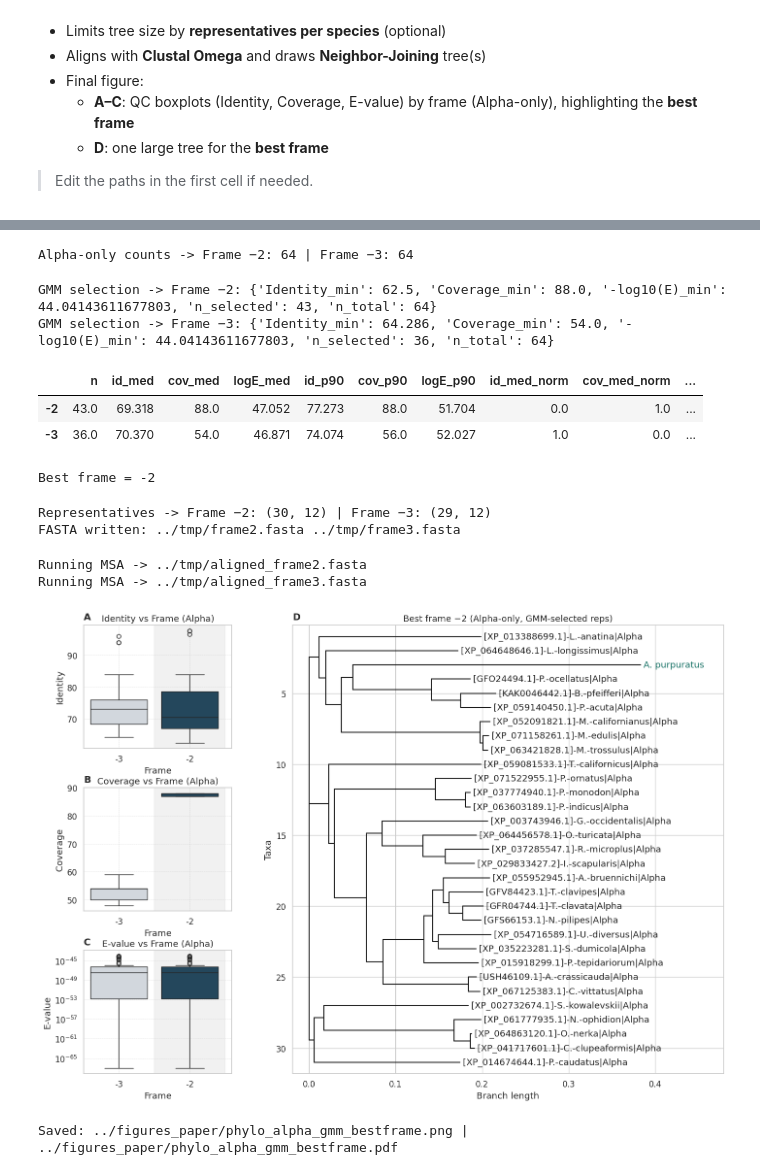
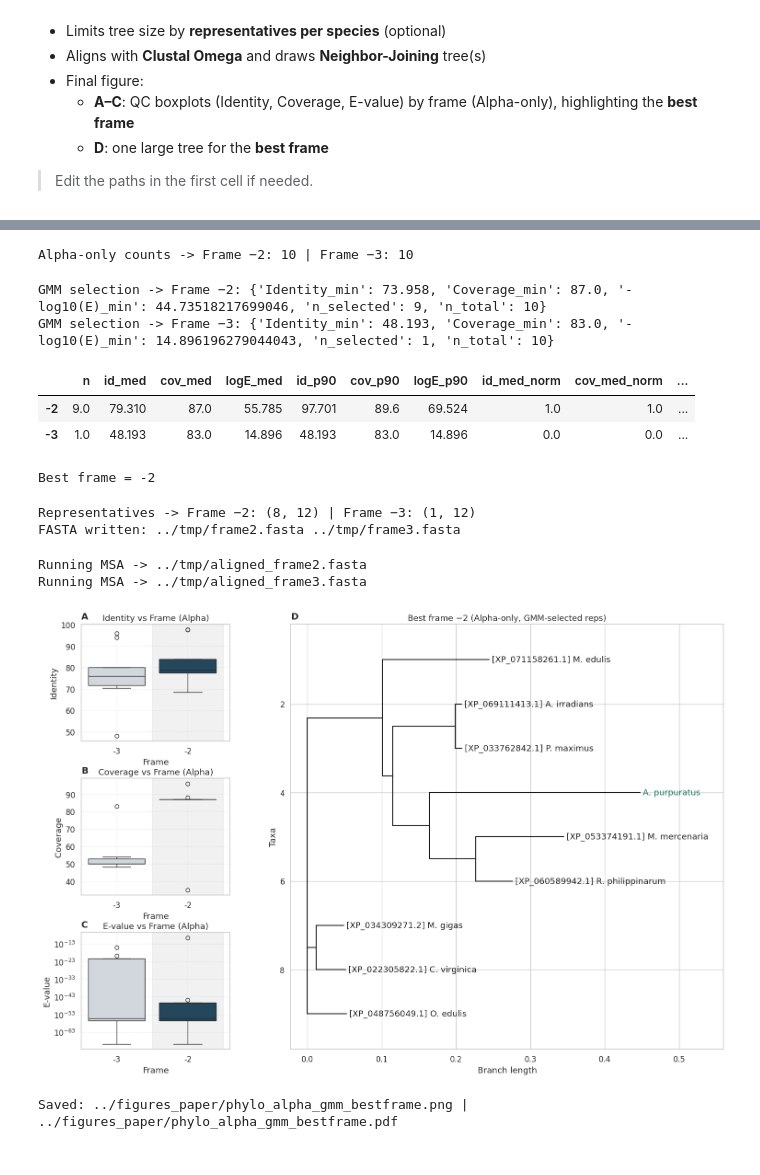
Before and after one commit to dMedinaO/PI5P4K_analysis, a Jupyter notebook: notebook_analysis/making_plot_phylogenetic_clean.ipynb, the cells around one changed output, grey strips where cells are left out. Drawn from its saved outputs; the diff is of its cells as text; code cells hidden in the pictures.

```diff
--- a/notebook_analysis/making_plot_phylogenetic_clean.ipynb
+++ b/notebook_analysis/making_plot_phylogenetic_clean.ipynb
@@ -17,7 +17,7 @@ This notebook builds a compact, publication-ready multipanel figure from BLAST h
 from pathlib import Path
 
 # Inputs
-PATH_HITS   = Path("../external_results_tools/4J6C457P013-Alignment-HitTable.csv")  # BLAST HitTable
+PATH_HITS   = Path("../external_results_tools/CA7FTUVP014-Alignment-HitTable.csv")  # BLAST HitTable
 PATH_SEQDMP = Path("../external_results_tools/seqdump.txt")                         # subject sequences (FASTA)
 PATH_TRANS  = Path("../external_results_tools/translate.txt")                       # translated frames (*A. purpuratus*)
 
@@ -35,7 +35,7 @@ OUT_PDF     = DIR_FIG / "phylo_alpha_gmm_bestframe.pdf"
 
 # Tree size control (representatives)
 PER_SPECIES = 1   # representatives per species
-K_MAX       = 50  # max total sequences in the tree
+K_MAX       = 30  # max total sequences in the tree
 
 print("Using HitTable:", PATH_HITS.resolve())
 print("TMP:", DIR_TMP.resolve())
@@ -127,12 +119,15 @@ def draw_tree_ax(tree, ax, title:str):
     t = copy.deepcopy(tree)
     for clade in t.find_clades(order="preorder"):
         name = clade.name or ""
+        clade.name = name.replace("-", " ").replace("|Alpha", "")
         if not clade.is_terminal():
             if name.lower().startswith("inner"):
                 clade.name = None
         else:
             if "[Frame2]A.purpuratus" in name or "[Frame3]A.purpuratus" in name:
                 clade.name = "A. purpuratus"
+
+
     # color: query green, others gray
     label_colors = {}
     for clade in t.find_clades():
@@ -187,13 +182,13 @@ df_f3 = df[df["Frame"]==-3].copy()
 
 print("Alpha-only counts -> Frame −2:", df_f2.shape[0], "| Frame −3:", df_f3.shape[0])
 # %% [output]
-Alpha-only counts -> Frame −2: 64 | Frame −3: 64
+Alpha-only counts -> Frame −2: 10 | Frame −3: 10
 # %%
 # --- GMM-based selection per frame ---
 from sklearn.mixture import GaussianMixture
 from sklearn.preprocessing import StandardScaler
 
-def select_by_gmm(df_frame, pmin=0.90):
+def select_by_gmm(df_frame, pmin=0.70):
     if df_frame is None or len(df_frame)==0:
         return df_frame.copy(), {"Identity_min": np.nan, "Coverage_min": np.nan, "-log10(E)_min": np.nan, "n_selected": 0, "n_total": 0}
     df = df_frame.copy()
@@ -230,12 +225,12 @@ def select_by_gmm(df_frame, pmin=0.90):
                     "-log10(E)_min": float(thr_logE) if pd.notna(thr_logE) else np.nan,
                     "n_selected": int(len(df_sel)), "n_total": int(len(df))}
 
-f2_sel, thr2 = select_by_gmm(df_f2, pmin=0.90)
-f3_sel, thr3 = select_by_gmm(df_f3, pmin=0.90)
+f2_sel, thr2 = select_by_gmm(df_f2, pmin=0.70)
+f3_sel, thr3 = select_by_gmm(df_f3, pmin=0.70)
 print("GMM selection -> Frame −2:", thr2, "\nGMM selection -> Frame −3:", thr3)
 # %% [output]
-GMM selection -> Frame −2: {'Identity_min': 62.5, 'Coverage_min': 88.0, '-log10(E)_min': 44.04143611677803, 'n_selected': 43, 'n_total': 64}
-GMM selection -> Frame −3: {'Identity_min': 64.286, 'Coverage_min': 54.0, '-log10(E)_min': 44.04143611677803, 'n_selected': 36, 'n_total': 64}
+GMM selection -> Frame −2: {'Identity_min': 73.958, 'Coverage_min': 87.0, '-log10(E)_min': 44.73518217699046, 'n_selected': 9, 'n_total': 10}
+GMM selection -> Frame −3: {'Identity_min': 48.193, 'Coverage_min': 83.0, '-log10(E)_min': 14.896196279044043, 'n_selected': 1, 'n_total': 10}
 # %%
 # --- Choose best frame (score on medians + p90) ---
 def _frame_metrics(df_frame: pd.DataFrame) -> dict:
@@ -289,8 +284,8 @@ best_frame, diag_tbl = choose_best_frame_by_metrics(f2_sel, f3_sel, verbose=True
 print("Best frame =", best_frame)
 # %% [output]
 |  | n | id_med | cov_med | logE_med | id_p90 | cov_p90 | logE_p90 | id_med_norm | cov_med_norm | ... |
-| -2 | 43.0 | 69.318 | 88.0 | 47.052 | 77.273 | 88.0 | 51.704 | 0.0 | 1.0 | ... |
-| -3 | 36.0 | 70.370 | 54.0 | 46.871 | 74.074 | 56.0 | 52.027 | 1.0 | 0.0 | ... |
+| -2 | 9.0 | 79.310 | 87.0 | 55.785 | 97.701 | 89.6 | 69.524 | 1.0 | 1.0 | ... |
+| -3 | 1.0 | 48.193 | 83.0 | 14.896 | 48.193 | 83.0 | 14.896 | 0.0 | 0.0 | ... |
 Best frame = -2
 # %%
 # --- Representatives + A. purpuratus query sequences ---
@@ -326,7 +321,7 @@ prepare_sequences_for_MSA(f2_rep, seq_frame2, "[Frame2]A.purpuratus", FA_F2)
 prepare_sequences_for_MSA(f3_rep, seq_frame3, "[Frame3]A.purpuratus", FA_F3)
 print("FASTA written:", FA_F2, FA_F3)
 # %% [output]
-Representatives -> Frame −2: (30, 12) | Frame −3: (29, 12)
+Representatives -> Frame −2: (8, 12) | Frame −3: (1, 12)
 FASTA written: ../tmp/frame2.fasta ../tmp/frame3.fasta
 # %%
 # --- Run MSA (force overwrite) and build trees ---
@@ -359,7 +354,7 @@ def _shade_selected(ax, pos):
 selected_tree = tree_f2 if best_frame == -2 else tree_f3
 best_label = "−2" if best_frame == -2 else "−3"
 
-fig = plt.figure(figsize=(17, 12), constrained_layout=False)
+fig = plt.figure(figsize=(18, 12), constrained_layout=False)
 gs = plt.GridSpec(nrows=3, ncols=3, figure=fig,
                   width_ratios=[1.0, 1.25, 1.25], wspace=0.35, hspace=0.32)
 
@@ -371,32 +366,32 @@ axD = fig.add_subplot(gs[:, 1:])
 # A
 sns.boxplot(data=df_plot, x="Frame_str", y="Identity", ax=axA, order=order, palette=palette)
 _shade_selected(axA, pos_sel)
 axA.set_xlabel("Frame"); axA.set_title(f"Identity vs Frame (Alpha)")
 axA.grid(True, linestyle="--", linewidth=0.5, alpha=0.7)
 
 # B
 sns.boxplot(data=df_plot, x="Frame_str", y="Coverage", ax=axB, order=order, palette=palette)
 _shade_selected(axB, pos_sel)
 axB.set_xlabel("Frame"); axB.set_title("Coverage vs Frame (Alpha)")
 axB.grid(True, linestyle="--", linewidth=0.5, alpha=0.7)
 
 # C
 sns.boxplot(data=df_plot, x="Frame_str", y="E-value", ax=axC, order=order, palette=palette)
 _shade_selected(axC, pos_sel)
 axC.set_yscale("log"); axC.set_xlabel("Frame"); axC.set_title("E-value vs Frame (Alpha)")
 axC.grid(True, which="both", linestyle="--", linewidth=0.5, alpha=0.7)
 
 # D
 draw_tree_ax(selected_tree, axD, f"Best frame {best_label} (Alpha-only, GMM-selected reps)")
 
 # Panel letters
 for ax, L in [(axA,"A"),(axB,"B"),(axC,"C"),(axD,"D")]:
     add_panel_letter(fig, ax, L)
 
 fig.savefig(OUT_PNG, dpi=300, bbox_inches="tight")
 fig.savefig(OUT_PDF, dpi=300, bbox_inches="tight")
 plt.show()
 print("Saved:", OUT_PNG, "|", OUT_PDF)
 # %% [output]
-[figure, old version]
+[figure, new version]
 Saved: ../figures_paper/phylo_alpha_gmm_bestframe.png | ../figures_paper/phylo_alpha_gmm_bestframe.pdf
```
Also changed, not shown: parts of 2 cells of this notebook, 14 other files.
